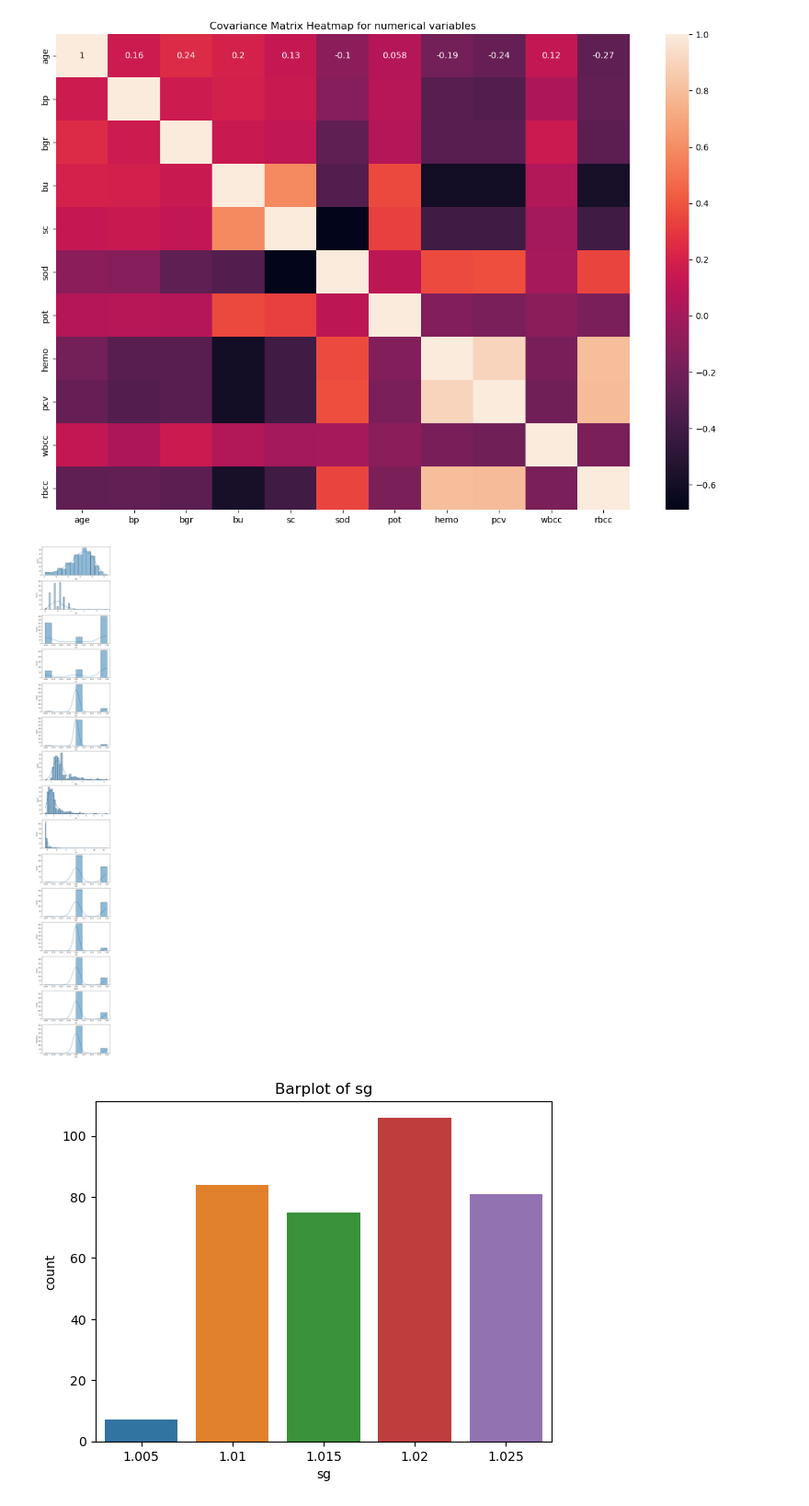
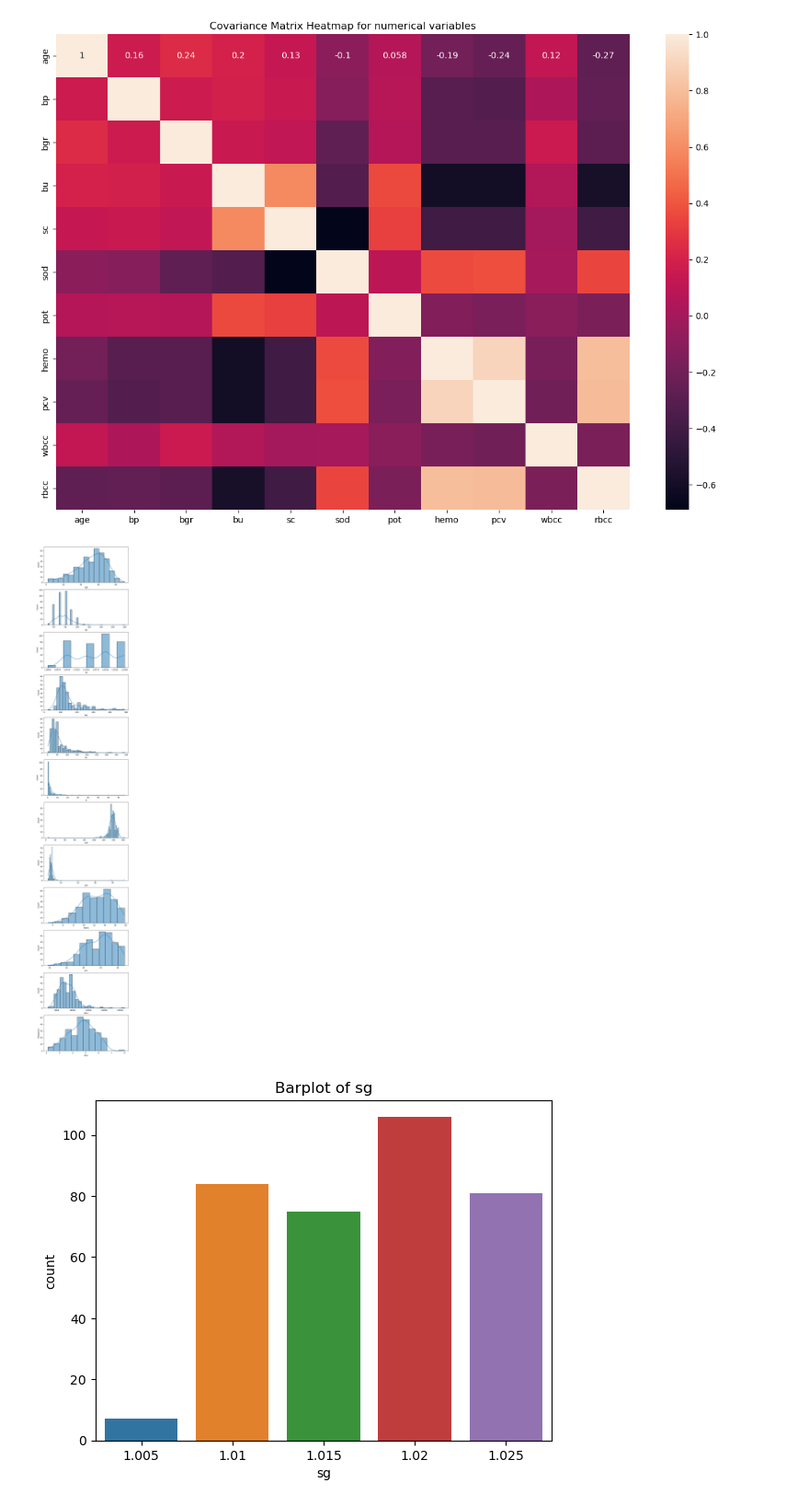
Before and after one commit to dail9/3da-assignment6, a Jupyter notebook: assignment6.ipynb, the cells around one changed output. Shown at 92% size. Saved outputs shown, nothing was run; the diff lists cells and outputs as text; code cells hidden in the pictures.

```diff
--- a/assignment6.ipynb
+++ b/assignment6.ipynb
@@ -515,17 +515,18 @@ plt.show()
 # %%
 def plot_dist(data,features):
     fig,axes=plt.subplots(nrows=len(features),ncols=1,figsize=(8,4*len(features)))
     if len(features) == 1:
         axes = [axes]
     for ax,feature in zip(axes,features):
         sns.histplot(data[feature],kde=True,ax=ax)
     ax.set_xlabel(feature)
     ax.set_ylabel('Frequency')
 
+numerical_cols = ["age","bp","sg","bgr","bu","sc","sod","pot","hemo","pcv","wbcc","rbcc"]
 plt.show()
 plot_dist(X,numerical_cols)
 # %% [output]
-[figure, old version]
+[figure, new version]
 # %%
 #categorical=X1.select_dtypes(include=['category','int8'])
 #sns.histplot(
```
Also changed, not shown: parts of 8 cells of this notebook.
